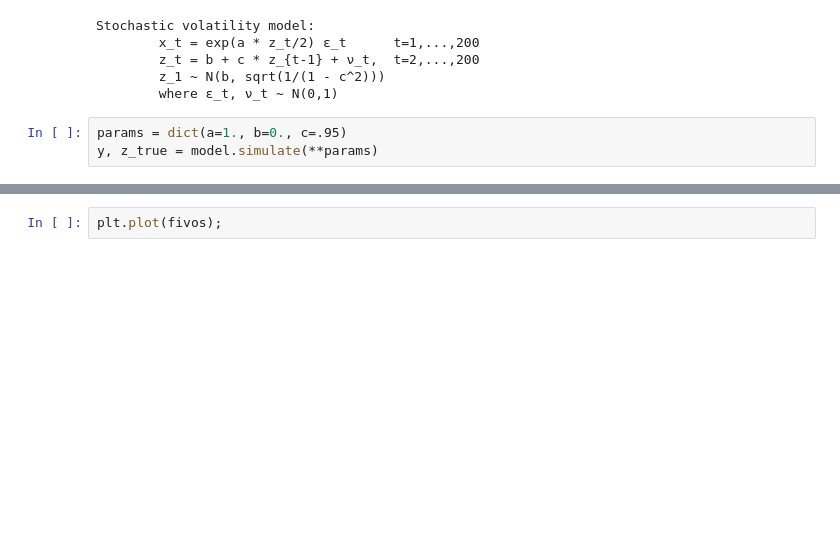
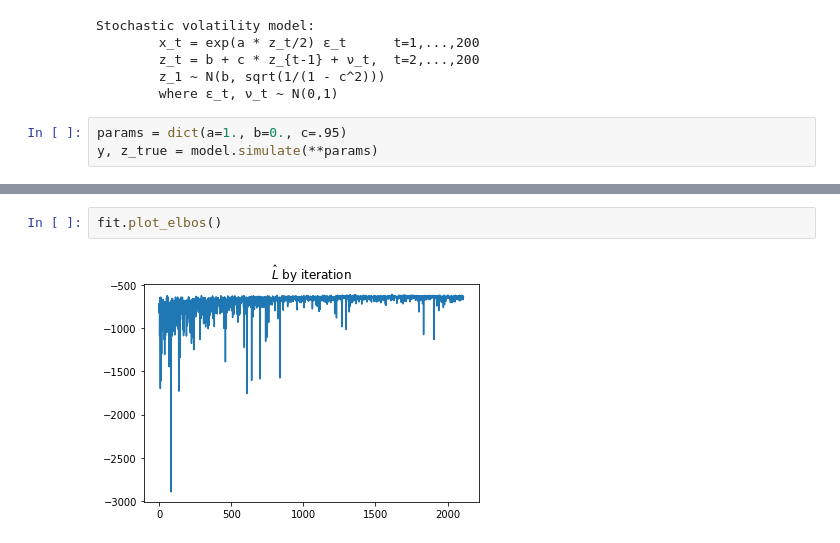
Before and after one commit to kuperov/ptvi, a Jupyter notebook: docs/Particle filter (WIP).ipynb, the cells around one changed output, grey strips where cells are left out. Drawn from its saved outputs; the diff is of its cells as text; blank space fills up the shorter version.

Commit message:
fix bugs in fivo implementation

```diff
--- a/docs/Particle filter (WIP).ipynb
+++ b/docs/Particle filter (WIP).ipynb
@@ -40,2 +52,4 @@ RuntimeError: The size of tensor a (200) must match the size of tensor b (50) at
-# %%
-plt.plot(fivos);
+# %%
+fit.plot_elbos()
+# %% [output]
+[figure, added]
```
Also changed, not shown: parts of 5 cells of this notebook, 1 other file.
